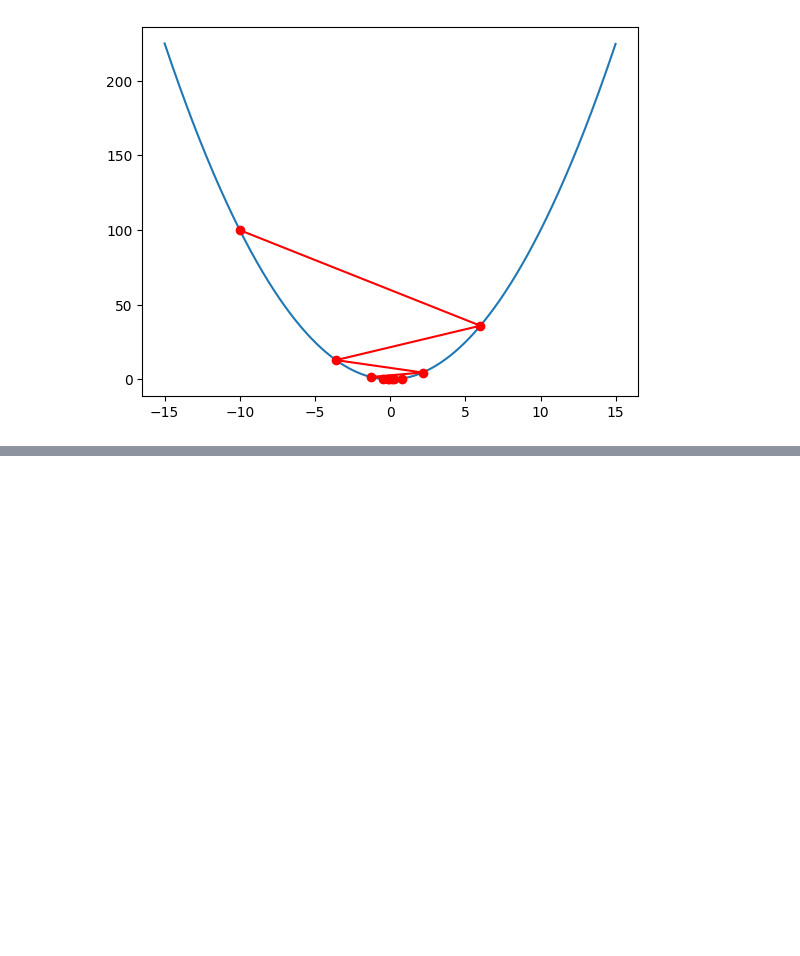
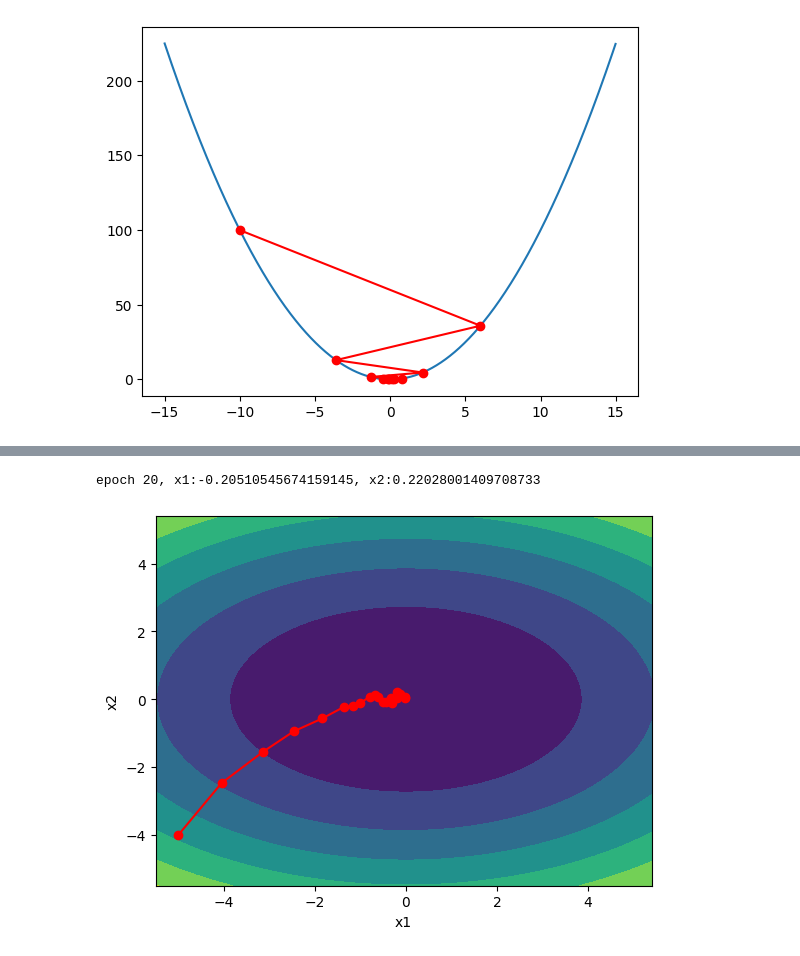
Before and after one commit to erfan-sadeghiii/Deep-Learning-exercises, a Jupyter notebook: 16_gradient_descent_optimizers.ipynb, the cells around one changed output, grey strips where cells are left out. Cells and saved outputs as stored; diff of their text form; code cells hidden in the pictures; blank space fills up the shorter version.

```diff
--- a/16_gradient_descent_optimizers.ipynb
+++ b/16_gradient_descent_optimizers.ipynb
@@ -49,0 +105,8 @@ iteration 10, x: -0.060466176000000066
+# %%
+opt = Optimizers("constant")
+# search finding optimums => returns x_iterations array
+# search_path plots the X's
+search_path(func, search(opt.stochastic_gradient_descent, func_grad,0.1))
+# %% [output]
+epoch 20, x1:-0.20510545674159145, x2:0.22028001409708733
+[figure, added]
```
Also changed, not shown: parts of 8 cells of this notebook.
